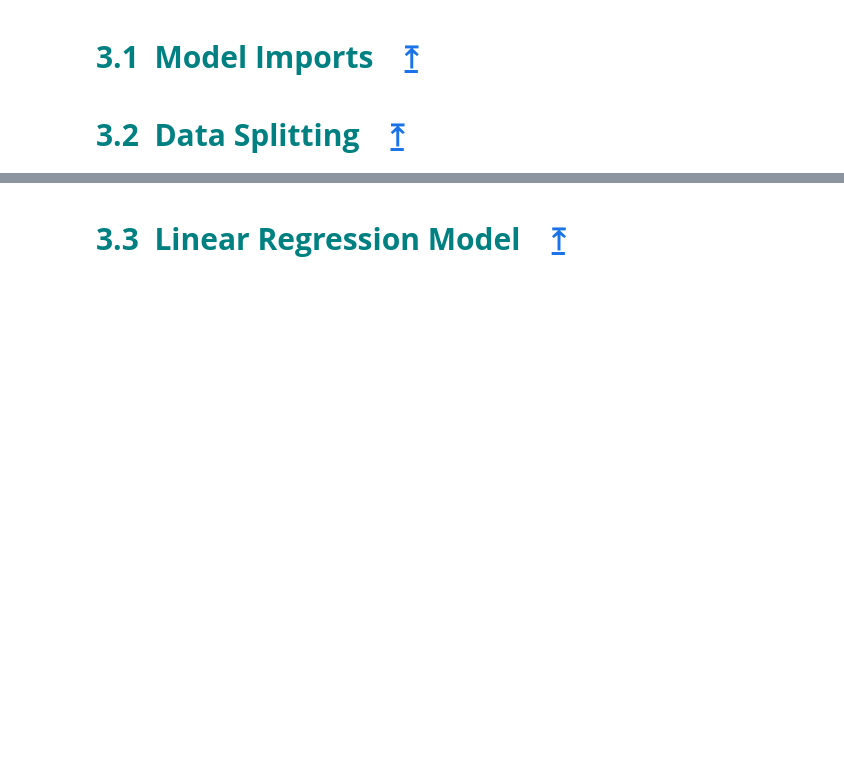
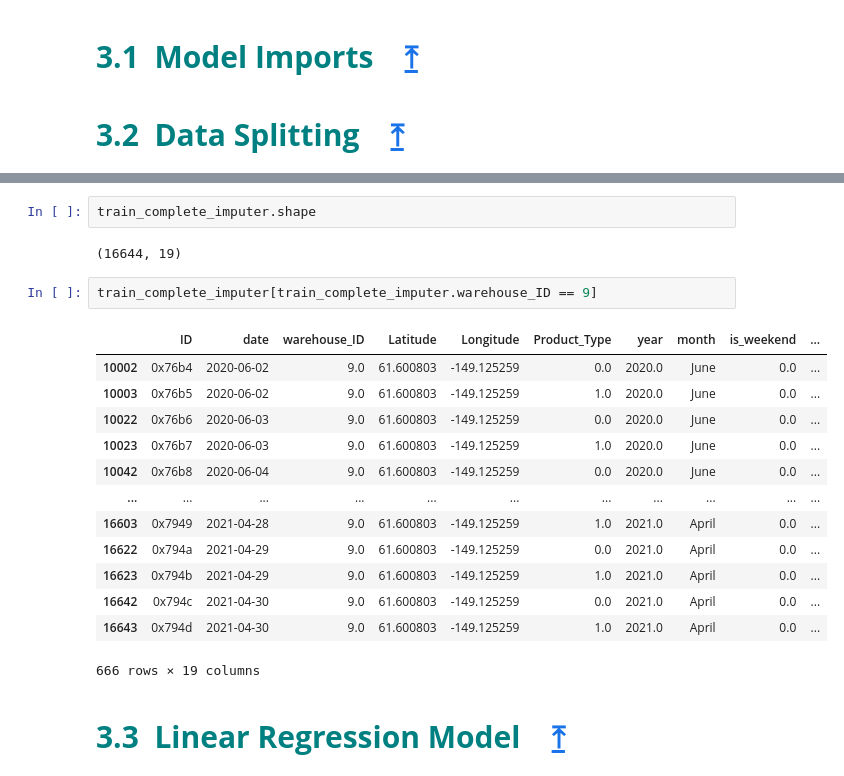
Before and after one commit to piyumaha12/Tredence-Data-Scientist-Hackathon, a Jupyter notebook: demand_forecasting.ipynb, the cells around one changed output, grey strips where cells are left out. Cells and saved outputs as stored; diff of their text form; blank space fills up the shorter version.

```diff
--- a/demand_forecasting.ipynb
+++ b/demand_forecasting.ipynb
@@ -781,3 +825,23 @@ px.line(data_frame= train, y = 'daily_dispatch_count', x = 'date',
+# %%
+train_complete_imputer.shape
+# %% [output]
+(16644, 19)
+# %%
+train_complete_imputer[train_complete_imputer.warehouse_ID == 9]
+# %% [output]
+|  | ID | date | warehouse_ID | Latitude | Longitude | Product_Type | year | month | is_weekend | ... |
+| 10002 | 0x76b4 | 2020-06-02 | 9.0 | 61.600803 | -149.125259 | 0.0 | 2020.0 | June | 0.0 | ... |
+| 10003 | 0x76b5 | 2020-06-02 | 9.0 | 61.600803 | -149.125259 | 1.0 | 2020.0 | June | 0.0 | ... |
+| 10022 | 0x76b6 | 2020-06-03 | 9.0 | 61.600803 | -149.125259 | 0.0 | 2020.0 | June | 0.0 | ... |
+| 10023 | 0x76b7 | 2020-06-03 | 9.0 | 61.600803 | -149.125259 | 1.0 | 2020.0 | June | 0.0 | ... |
+| 10042 | 0x76b8 | 2020-06-04 | 9.0 | 61.600803 | -149.125259 | 0.0 | 2020.0 | June | 0.0 | ... |
+| ... | ... | ... | ... | ... | ... | ... | ... | ... | ... | ... |
+| 16603 | 0x7949 | 2021-04-28 | 9.0 | 61.600803 | -149.125259 | 1.0 | 2021.0 | April | 0.0 | ... |
+| 16622 | 0x794a | 2021-04-29 | 9.0 | 61.600803 | -149.125259 | 0.0 | 2021.0 | April | 0.0 | ... |
+| 16623 | 0x794b | 2021-04-29 | 9.0 | 61.600803 | -149.125259 | 1.0 | 2021.0 | April | 0.0 | ... |
+| 16642 | 0x794c | 2021-04-30 | 9.0 | 61.600803 | -149.125259 | 0.0 | 2021.0 | April | 0.0 | ... |
+| 16643 | 0x794d | 2021-04-30 | 9.0 | 61.600803 | -149.125259 | 1.0 | 2021.0 | April | 0.0 | ... |
+666 rows × 19 columns
 # %% [markdown]
 <a id="3.3"></a>
 ## <span style="font-family: Verdana; font-size: 30px; font-style: normal; font-weight: bold; text-decoration: none; text-transform: none; letter-spacing: 3px; background-color: #ffffff; color: teal;" id="linear_regression">3.3&nbsp;&nbsp;Linear Regression Model&nbsp;&nbsp;&nbsp;&nbsp;<a href="#toc">&#10514;</a></center></span>
```
Also changed, not shown: parts of 15 cells of this notebook.
